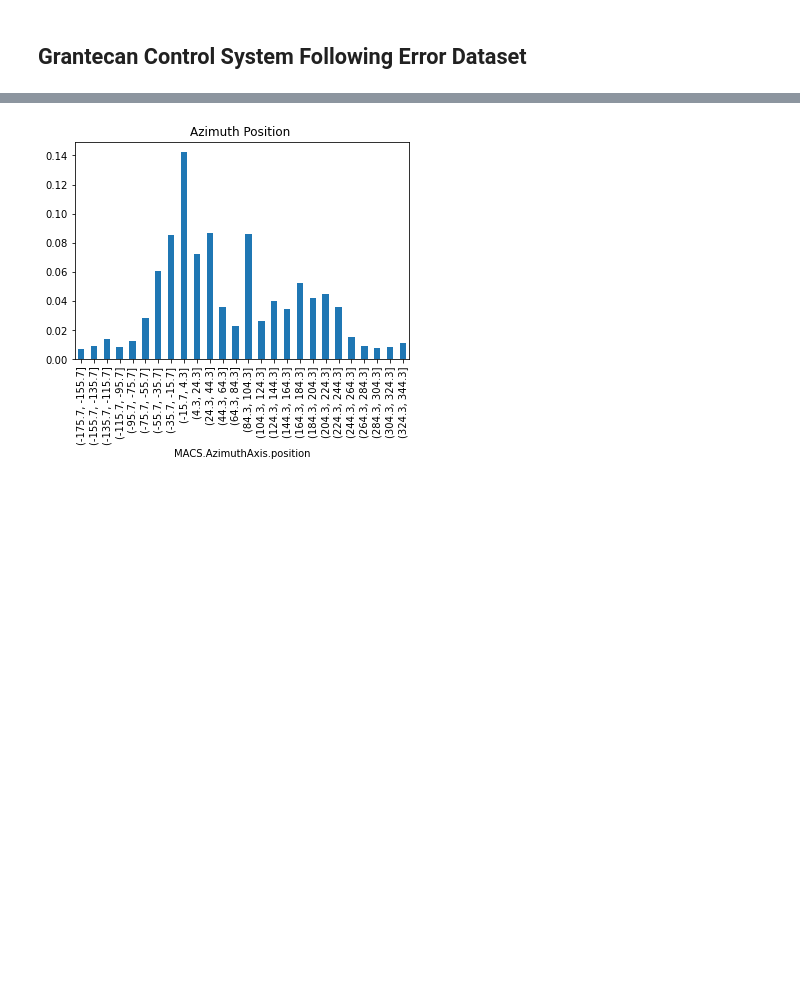
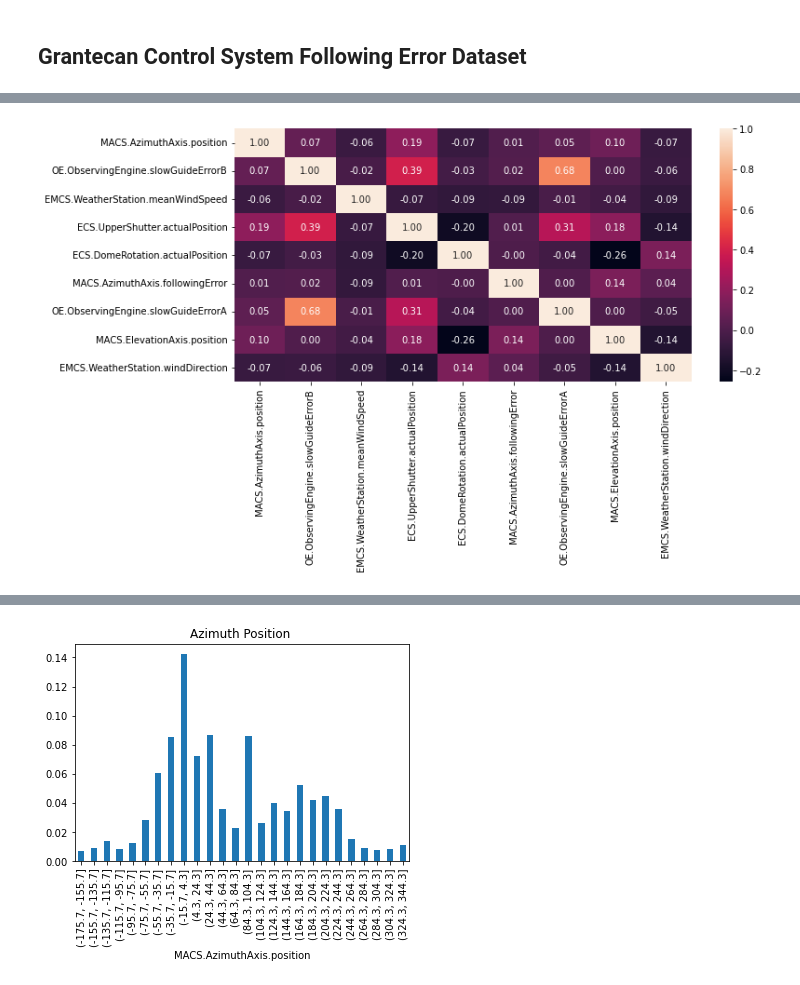
Before and after one commit to mahulo2009/DataScientistND_DataScienceBlogPost, a Jupyter notebook: Data Science Blog Post.ipynb, the cells around one changed output, grey strips where cells are left out. Saved outputs shown, nothing was run; the diff lists cells and outputs as text; code cells hidden in the pictures; blank space fills up the shorter version.

```diff
--- a/Data Science Blog Post.ipynb
+++ b/Data Science Blog Post.ipynb
@@ -8,3 +8,5 @@ import glob
 import seaborn as sns
 
 %matplotlib inline
+
+plt.rcParams["figure.figsize"] = (11,5)
@@ -34,0 +35,4 @@ df.describe()
+# %%
+df = df.fillna(method='ffill')
+df = df.dropna()
+df.head()
@@ -34,0 +58,4 @@ df.describe()
+# %%
+df_track = df[( df['OE.ObservingEngine.currentObservingState'] =='TRACKING' )  | ( df['OE.ObservingEngine.currentObservingState'] =='GUIDING' )]
+df_track['MACS.AzimuthAxis.followingError'] = df_track['MACS.AzimuthAxis.followingError'].abs()
+df_track.head()
@@ -34,0 +74,5 @@ df.describe()
+# %%
+sns.heatmap(df_track.corr(), annot=True, fmt=".2f")
+plt.show()
+# %% [output]
+[figure, added]
```
Also changed, not shown: parts of 79 cells of this notebook, 5 other files.
